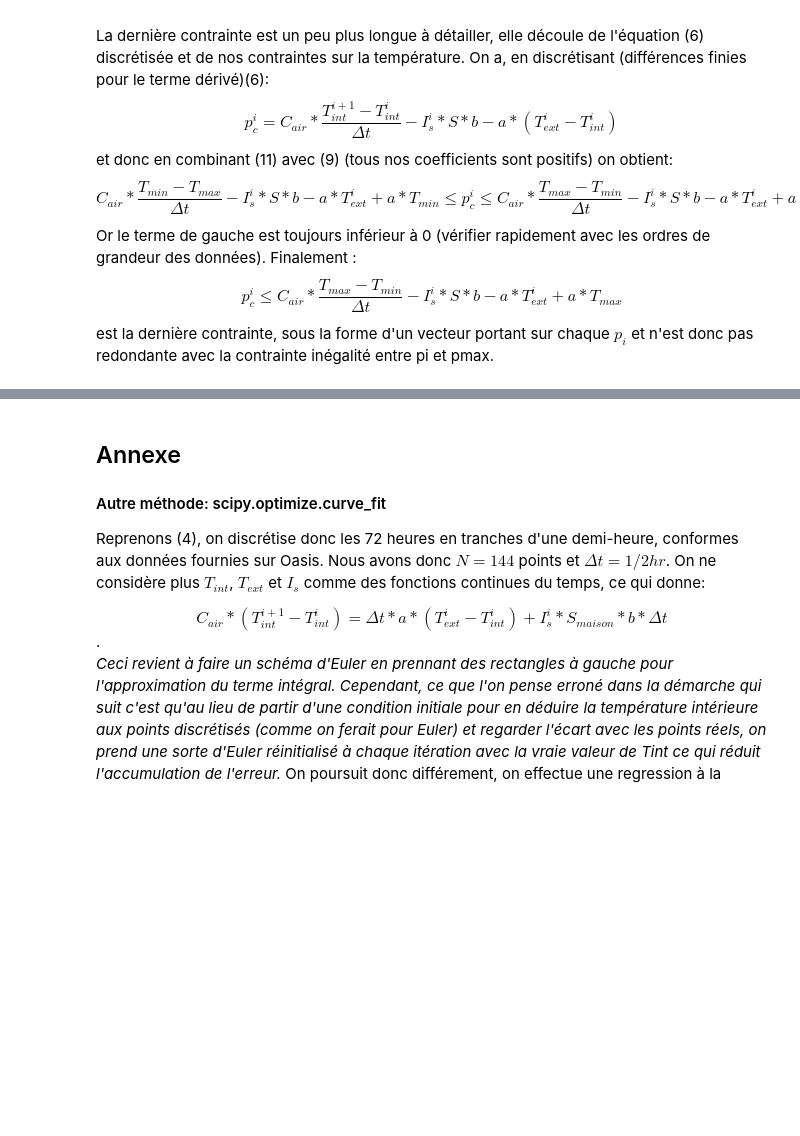
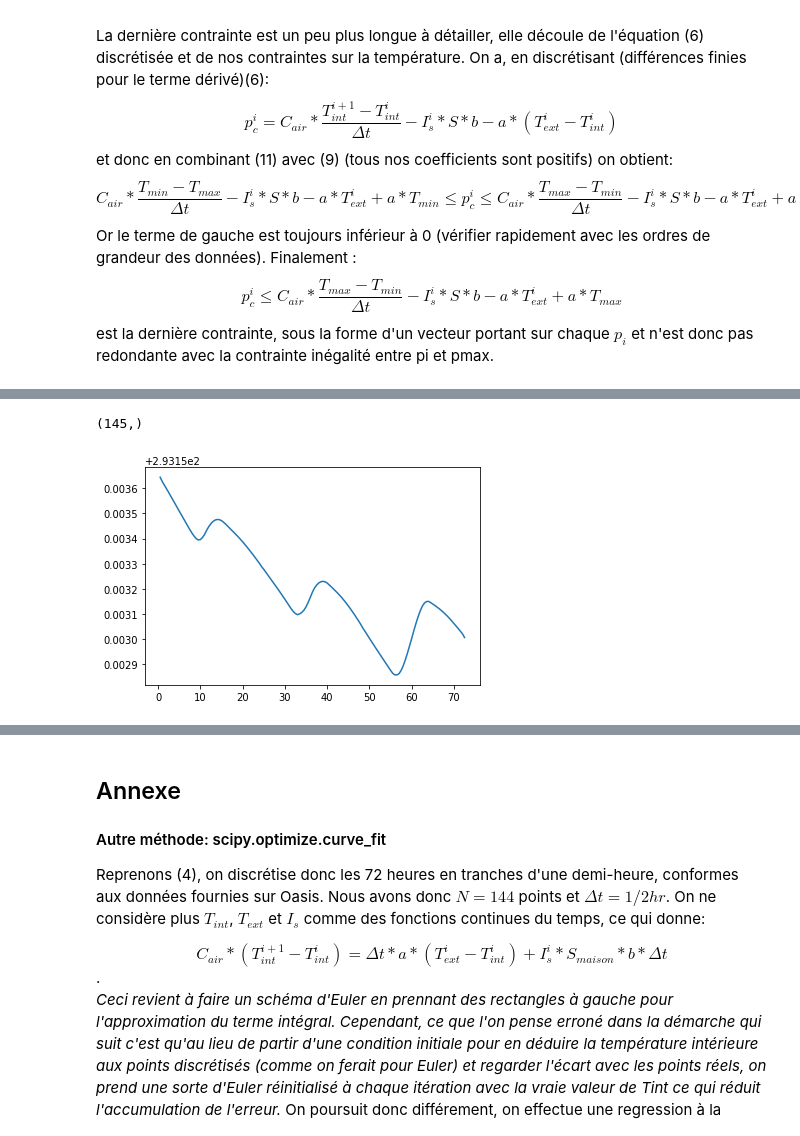
Before and after one commit to SebastianPartarrieu/Mini-Projet-Optimisation, a Jupyter notebook: projet_optimisation.ipynb, the cells around one changed output, grey strips where cells are left out. Drawn from its saved outputs; the diff is of its cells as text; code cells hidden in the pictures; blank space fills up the shorter version.

```diff
--- a/projet_optimisation.ipynb
+++ b/projet_optimisation.ipynb
@@ -266,0 +324,25 @@ Pour étudier l'existence d'un minimum sous les contraintes envisagées on peut
+# %%
+def fun(T):
+    '''
+    T de taille N+1, en K. T en numpy array
+    '''
+    return pas_temps*np.dot(cout, np.matmul(A, T) - S*b*Is - a*T_ext)
+
+def grad_fun(T):
+    return pas_temps*np.matmul(A.transpose(), cout)
+
+def contrainte(T):
+    '''
+    Vecteur de contrainte. Taille 4N + 2. T en K et numpy array
+    '''
+    C1, C2, C3, C4 = -np.dot(A, T) + S*b*Is + a*T_ext, np.dot(A, T) - S*b*Is - a*T_ext - P_max, T - T_max, T_min - T
+    C = np.concatenate((C1, C2, C3, C4))
+    return -C  #SLSQP demande des contraintes positives
+
+def grad_contrainte(T):
+    '''
+    C'est une matrice de taille 4N+2, N+1
+    '''
+    G1, G2, G3, G4 = -A, A, np.eye(N+1, N+1), -np.eye(N+1, N+1)
+    G = np.concatenate((G1, G2, G3, G4))
+    return -G
@@ -266,0 +402,13 @@ Pour étudier l'existence d'un minimum sous les contraintes envisagées on peut
+# %%
+lambda000 = np.array([1 for _ in range(4*N+2)])
+RR = grad_fun(0) + np.matmul(grad_contrainte(0).transpose(), lambda000)
+RR.shape
+# %% [output]
+(145,)
+# %%
+res = optimize.minimize(fun, np.array([20 + 273.15 for _ in range(N+1)]), method = 'SLSQP', bounds = [(0, np.inf) for _ in range(N+1)], constraints = {'type':'ineq', 'fun':contrainte, 'jac':grad_contrainte})
+plt.plot(np.concatenate((T, np.array([72.5]))), res.x)
+plt.show()
+#Cela nous redonne bien la courbe d'évolution de la température intérieure trouvée précedemment, c'est à dire sans puissance
+# %% [output]
+[figure, added]
```
Also changed, not shown: parts of 8 cells of this notebook.
